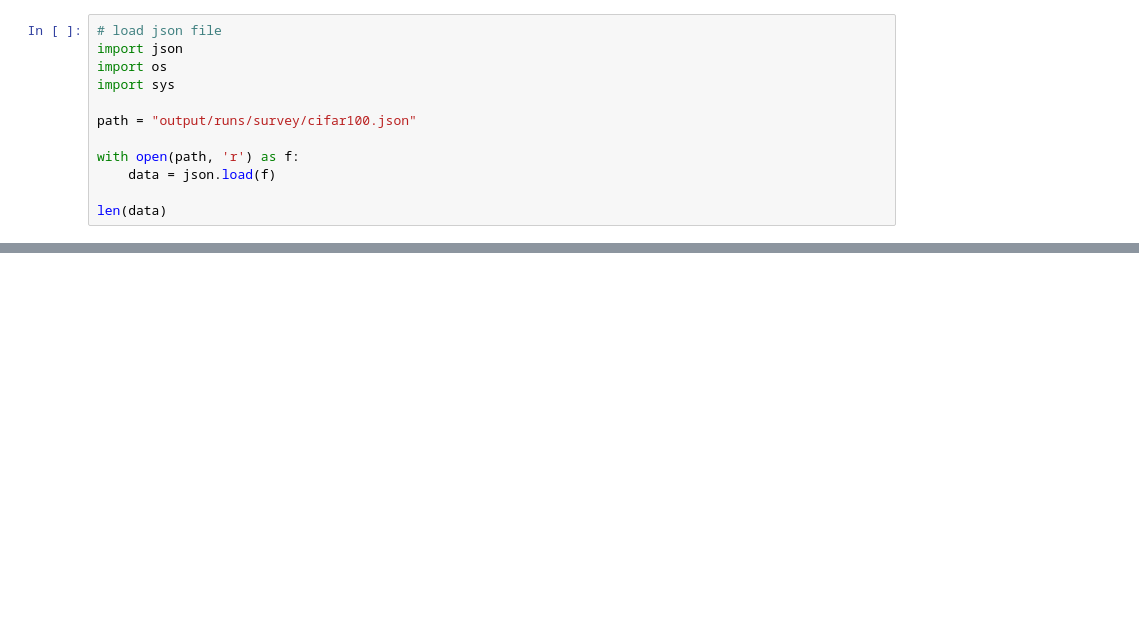
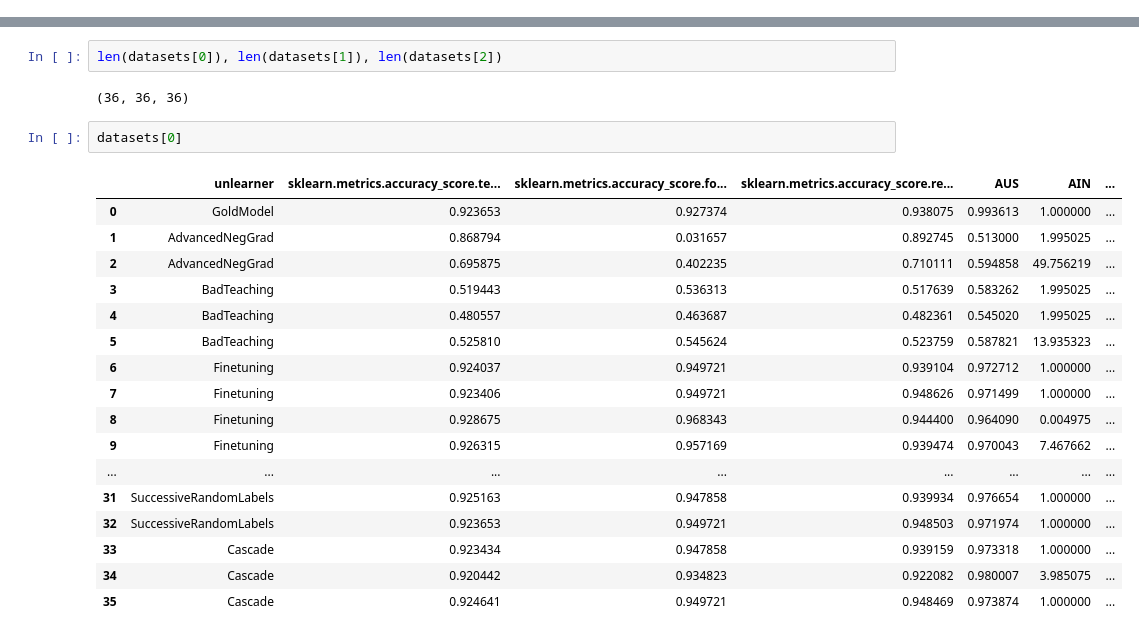
Before and after one commit to aiim-research/ERASURE, a Jupyter notebook: result_analysis.ipynb, the cells around one changed output, grey strips where cells are left out. Saved outputs shown, nothing was run; the diff lists cells and outputs as text; blank space fills up the shorter version.

Commit message:
last commit for the survey

```diff
--- a/result_analysis.ipynb
+++ b/result_analysis.ipynb
@@ -1,12 +0,0 @@
-# %%
-# load json file
-import json
-import os
-import sys
-
-path = "output/runs/survey/cifar100.json"
-
-with open(path, 'r') as f:
-    data = json.load(f)
-
-len(data)
@@ -68,0 +52,24 @@ df
+# %%
+len(datasets[0]), len(datasets[1]), len(datasets[2])
+# %% [output]
+(36, 36, 36)
+# %%
+datasets[0]
+# %% [output]
+|  | unlearner | sklearn.metrics.accuracy_score.te... | sklearn.metrics.accuracy_score.fo... | sklearn.metrics.accuracy_score.re... | AUS | AIN | ... |
+| 0 | GoldModel | 0.923653 | 0.927374 | 0.938075 | 0.993613 | 1.000000 | ... |
+| 1 | AdvancedNegGrad | 0.868794 | 0.031657 | 0.892745 | 0.513000 | 1.995025 | ... |
+| 2 | AdvancedNegGrad | 0.695875 | 0.402235 | 0.710111 | 0.594858 | 49.756219 | ... |
+| 3 | BadTeaching | 0.519443 | 0.536313 | 0.517639 | 0.583262 | 1.995025 | ... |
+| 4 | BadTeaching | 0.480557 | 0.463687 | 0.482361 | 0.545020 | 1.995025 | ... |
+| 5 | BadTeaching | 0.525810 | 0.545624 | 0.523759 | 0.587821 | 13.935323 | ... |
+| 6 | Finetuning | 0.924037 | 0.949721 | 0.939104 | 0.972712 | 1.000000 | ... |
+| 7 | Finetuning | 0.923406 | 0.949721 | 0.948626 | 0.971499 | 1.000000 | ... |
+| 8 | Finetuning | 0.928675 | 0.968343 | 0.944400 | 0.964090 | 0.004975 | ... |
+| 9 | Finetuning | 0.926315 | 0.957169 | 0.939474 | 0.970043 | 7.467662 | ... |
+| ... | ... | ... | ... | ... | ... | ... | ... |
+| 31 | SuccessiveRandomLabels | 0.925163 | 0.947858 | 0.939934 | 0.976654 | 1.000000 | ... |
+| 32 | SuccessiveRandomLabels | 0.923653 | 0.949721 | 0.948503 | 0.971974 | 1.000000 | ... |
+| 33 | Cascade | 0.923434 | 0.947858 | 0.939159 | 0.973318 | 1.000000 | ... |
+| 34 | Cascade | 0.920442 | 0.934823 | 0.922082 | 0.980007 | 3.985075 | ... |
+| 35 | Cascade | 0.924641 | 0.949721 | 0.948469 | 0.973874 | 1.000000 | ... |
```
Also changed, not shown: parts of 13 cells of this notebook, 2 other files.
